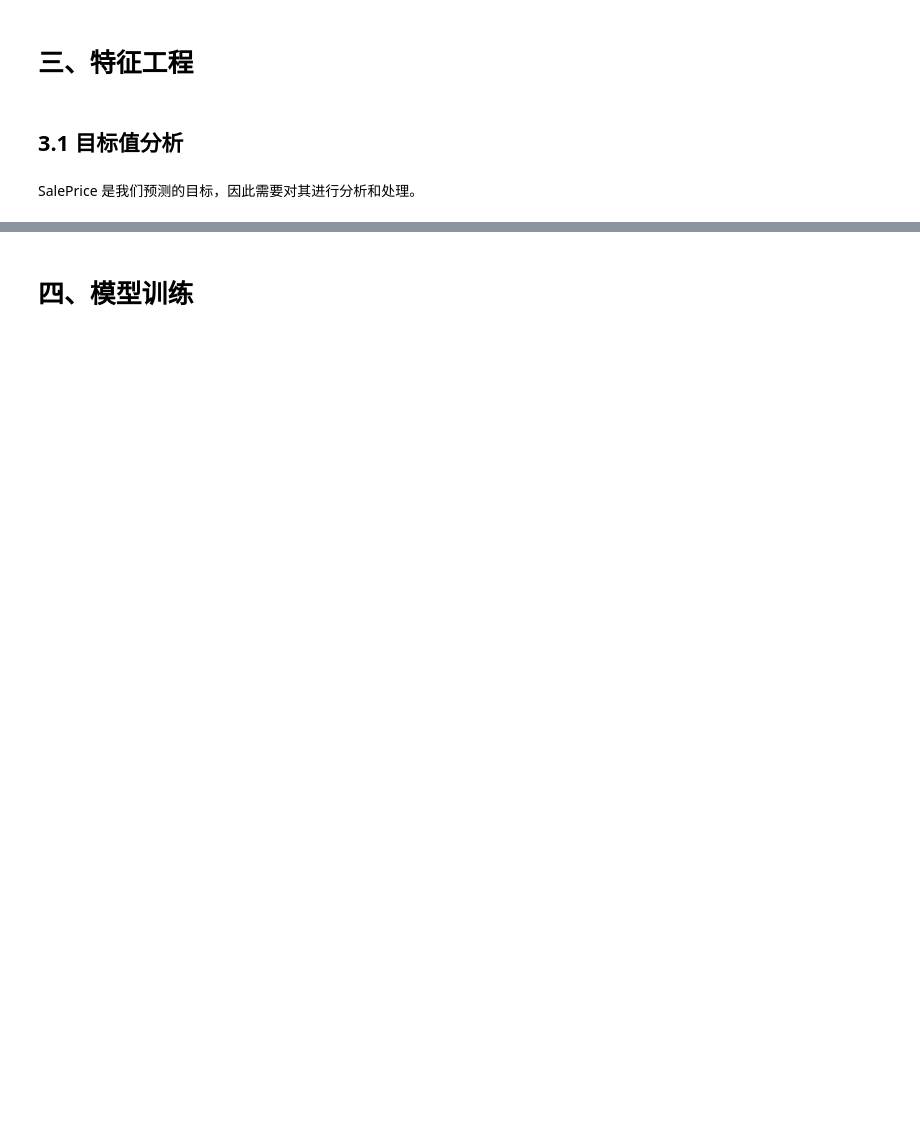
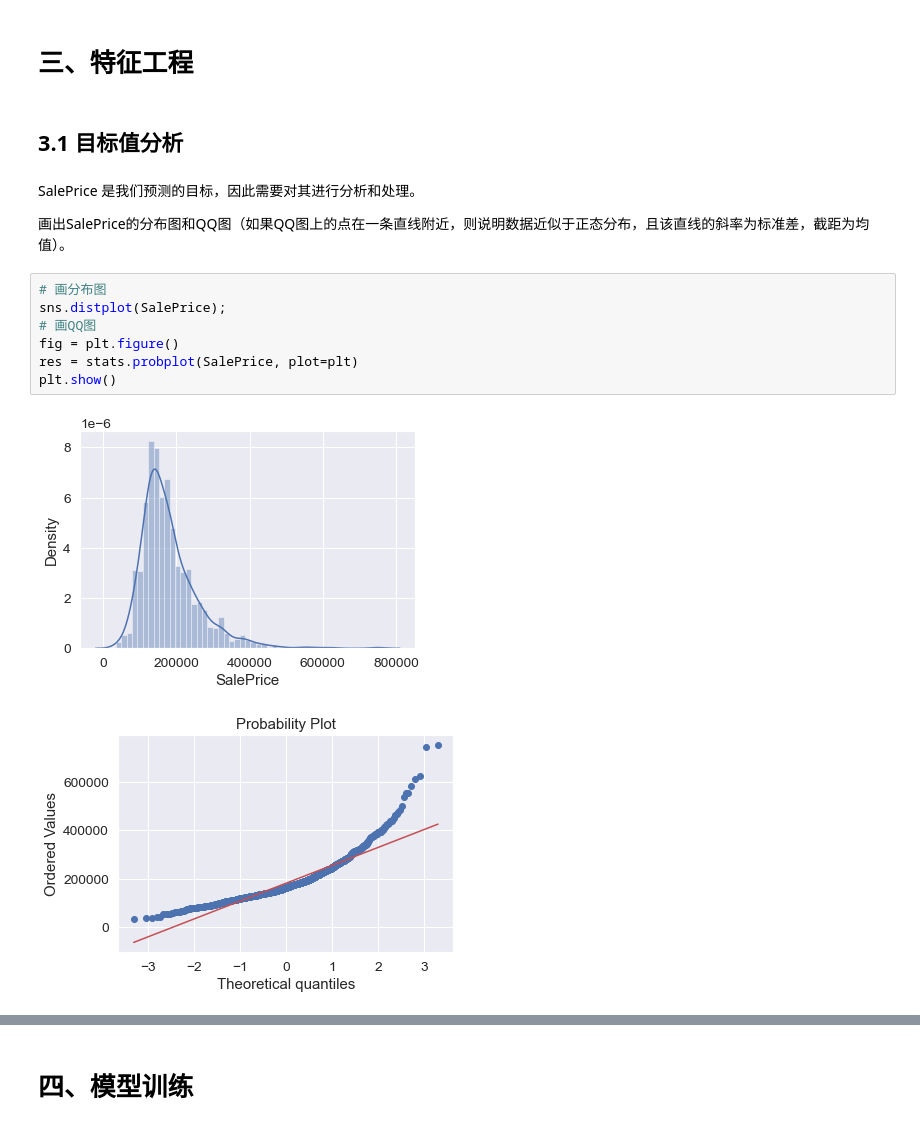
Before and after one commit to god13less/kaggle_competition, a Jupyter notebook: HousePrices_AdvancedRegressionTechniques/version_0.ipynb, the cells around one changed output, grey strips where cells are left out. Saved outputs shown, nothing was run; the diff lists cells and outputs as text; blank space fills up the shorter version.

```diff
--- a/HousePrices_AdvancedRegressionTechniques/version_0.ipynb
+++ b/HousePrices_AdvancedRegressionTechniques/version_0.ipynb
@@ -180,3 +248,15 @@ for col in list5:
 ## 3.1 目标值分析
 # %% [markdown]
 SalePrice 是我们预测的目标，因此需要对其进行分析和处理。
+
+画出SalePrice的分布图和QQ图（如果QQ图上的点在一条直线附近，则说明数据近似于正态分布，且该直线的斜率为标准差，截距为均值）。
+# %%
+# 画分布图
+sns.distplot(SalePrice);
+# 画QQ图
+fig = plt.figure()
+res = stats.probplot(SalePrice, plot=plt)
+plt.show()
+# %% [output]
+[figure, added]
+[figure, added]
```
Also changed, not shown: parts of 43 cells of this notebook, 9 other files.
